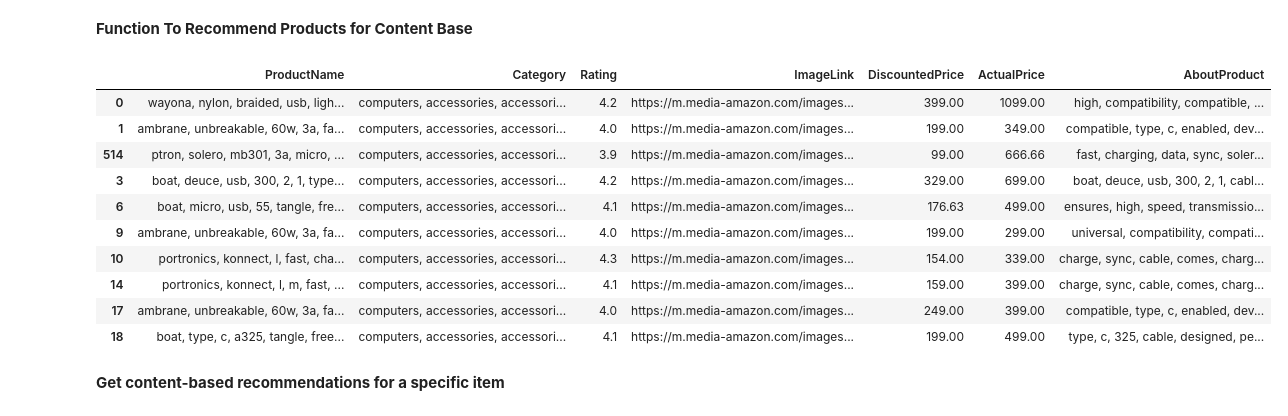
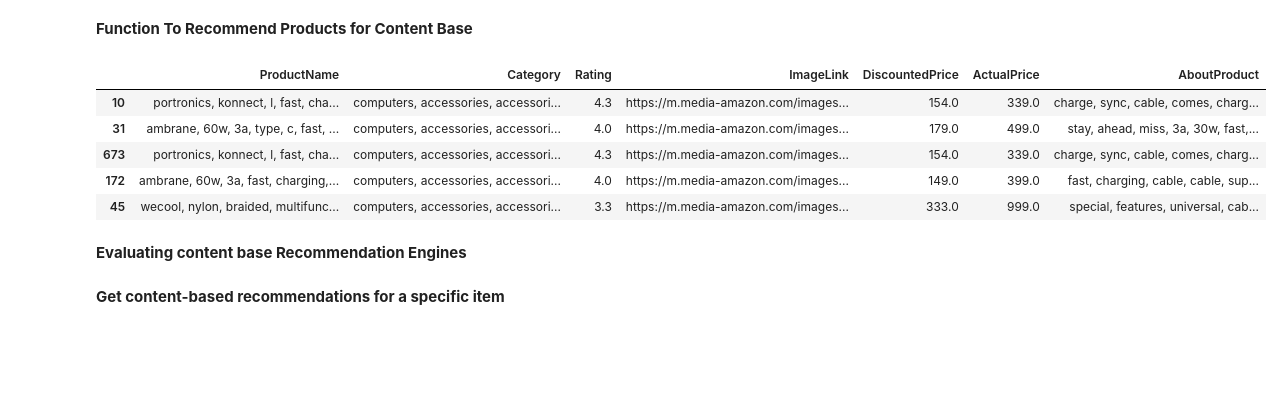
Before and after one commit to kavindunilusha/Personalized_Ecommerce_Recommendation_System, a Jupyter notebook: Ecommerce_Recommendation.ipynb, the cells around one changed output. Drawn from its saved outputs; the diff is of its cells as text; code cells hidden in the pictures; blank space fills up the shorter version.

```diff
--- a/Ecommerce_Recommendation.ipynb
+++ b/Ecommerce_Recommendation.ipynb
@@ -862,19 +873,16 @@ def content_based_recommendations(df, item_name, top_n=10):
    # return df.iloc[recommended_item_indices][['ProductName', 'Category', 'Rating', 'ImageLink' , 'DiscountedPrice', 'ActualPrice', 'AboutProduct']]
 # %%
 # Now I will display the recommendations for an example search term 'samsung'
-content_based_recommendations(df, 'HP v236w USB 2.0 64GB Pen Drive, Metal', top_n=10)
+content_based_recommendations(df, 'mobile', top_n=5)
 # %% [output]
 |  | ProductName | Category | Rating | ImageLink | DiscountedPrice | ActualPrice | AboutProduct |
-| 0 | wayona, nylon, braided, usb, ligh... | computers, accessories, accessori... | 4.2 | https://m.media-amazon.com/images... | 399.00 | 1099.00 | high, compatibility, compatible, ... |
-| 1 | ambrane, unbreakable, 60w, 3a, fa... | computers, accessories, accessori... | 4.0 | https://m.media-amazon.com/images... | 199.00 | 349.00 | compatible, type, c, enabled, dev... |
-| 514 | ptron, solero, mb301, 3a, micro, ... | computers, accessories, accessori... | 3.9 | https://m.media-amazon.com/images... | 99.00 | 666.66 | fast, charging, data, sync, soler... |
-| 3 | boat, deuce, usb, 300, 2, 1, type... | computers, accessories, accessori... | 4.2 | https://m.media-amazon.com/images... | 329.00 | 699.00 | boat, deuce, usb, 300, 2, 1, cabl... |
-| 6 | boat, micro, usb, 55, tangle, fre... | computers, accessories, accessori... | 4.1 | https://m.media-amazon.com/images... | 176.63 | 499.00 | ensures, high, speed, transmissio... |
-| 9 | ambrane, unbreakable, 60w, 3a, fa... | computers, accessories, accessori... | 4.0 | https://m.media-amazon.com/images... | 199.00 | 299.00 | universal, compatibility, compati... |
-| 10 | portronics, konnect, l, fast, cha... | computers, accessories, accessori... | 4.3 | https://m.media-amazon.com/images... | 154.00 | 339.00 | charge, sync, cable, comes, charg... |
-| 14 | portronics, konnect, l, m, fast, ... | computers, accessories, accessori... | 4.1 | https://m.media-amazon.com/images... | 159.00 | 399.00 | charge, sync, cable, comes, charg... |
-| 17 | ambrane, unbreakable, 60w, 3a, fa... | computers, accessories, accessori... | 4.0 | https://m.media-amazon.com/images... | 249.00 | 399.00 | compatible, type, c, enabled, dev... |
-| 18 | boat, type, c, a325, tangle, free... | computers, accessories, accessori... | 4.1 | https://m.media-amazon.com/images... | 199.00 | 499.00 | type, c, 325, cable, designed, pe... |
+| 10 | portronics, konnect, l, fast, cha... | computers, accessories, accessori... | 4.3 | https://m.media-amazon.com/images... | 154.0 | 339.0 | charge, sync, cable, comes, charg... |
+| 31 | ambrane, 60w, 3a, type, c, fast, ... | computers, accessories, accessori... | 4.0 | https://m.media-amazon.com/images... | 179.0 | 499.0 | stay, ahead, miss, 3a, 30w, fast,... |
+| 673 | portronics, konnect, l, fast, cha... | computers, accessories, accessori... | 4.3 | https://m.media-amazon.com/images... | 154.0 | 339.0 | charge, sync, cable, comes, charg... |
+| 172 | ambrane, 60w, 3a, fast, charging,... | computers, accessories, accessori... | 4.0 | https://m.media-amazon.com/images... | 149.0 | 399.0 | fast, charging, cable, cable, sup... |
+| 45 | wecool, nylon, braided, multifunc... | computers, accessories, accessori... | 3.3 | https://m.media-amazon.com/images... | 333.0 | 999.0 | special, features, universal, cab... |
+# %% [markdown]
+**Evaluating content base Recommendation Engines**
 # %% [markdown]
 **Get content-based recommendations for a specific item**
 # %%
```
Also changed, not shown: parts of 5 cells of this notebook, 4 other files.
